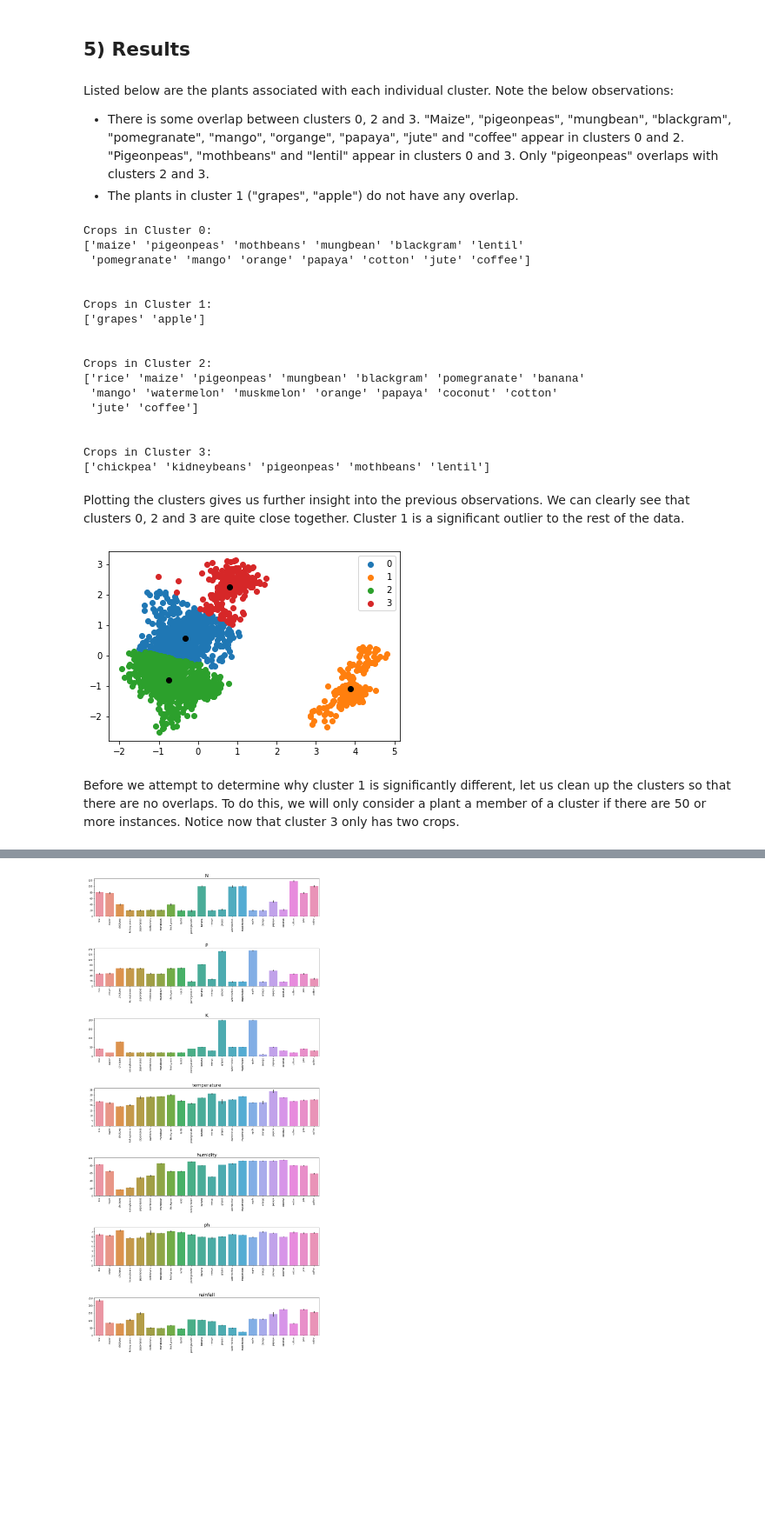
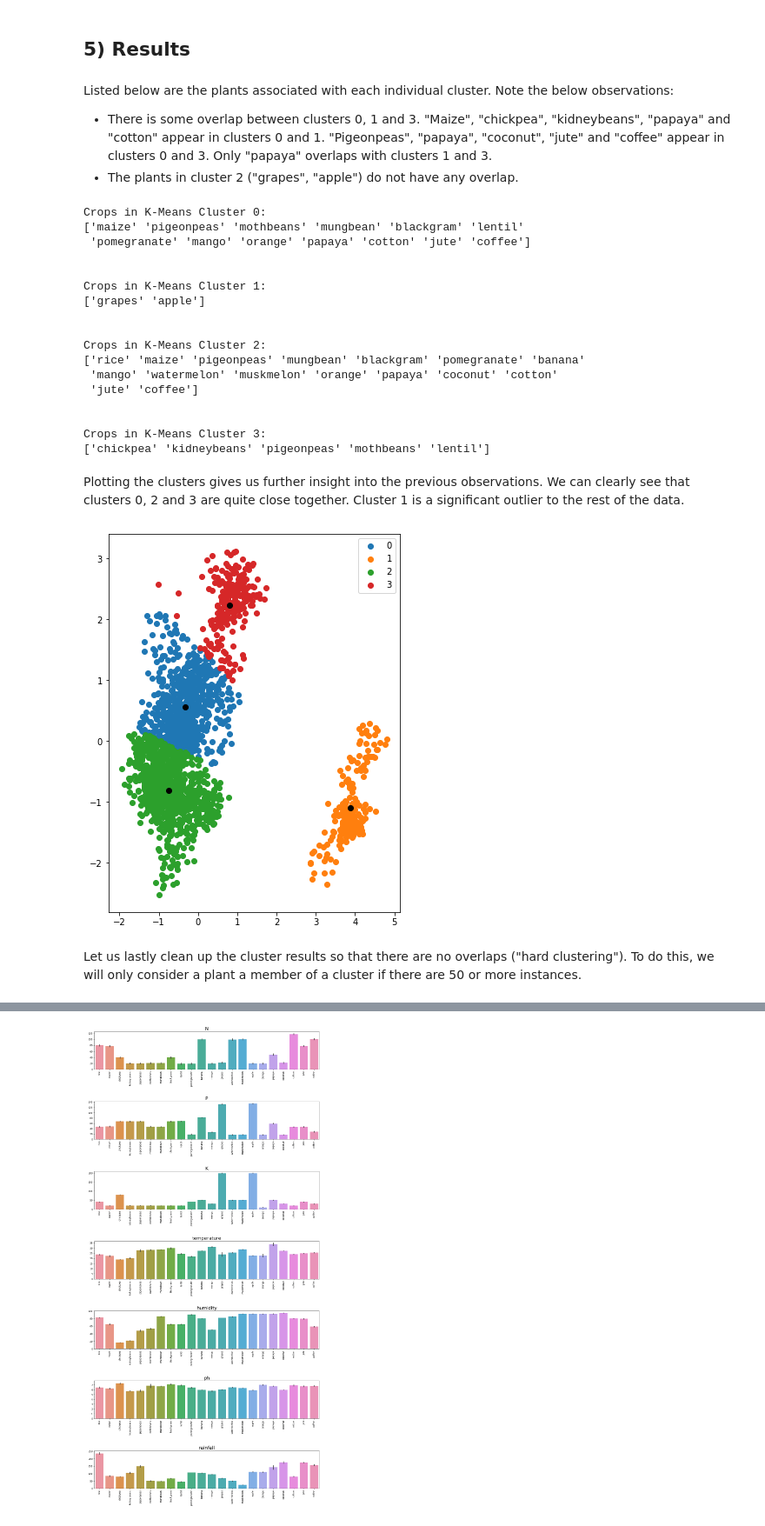
Before and after one commit to doctorterry/cu-dtsa5510-Final, a Jupyter notebook: Module_5.ipynb, the cells around one changed output, grey strips where cells are left out. Shown at 87% size. Cells and saved outputs as stored; diff of their text form; code cells hidden in the pictures; blank space fills up the shorter version.

Commit message:
Added comparison
Comparison between K-Means and Agglomerative clustering methods

```diff
--- a/Module_5.ipynb
+++ b/Module_5.ipynb
@@ -297,7 +301,10 @@ We will now implement the K-Means algorithm.  Since we determined from the Elbow
 # %%
 n_clusters = 4
 kmeans = KMeans(n_clusters= n_clusters, random_state = 42)
-y_hat = kmeans.fit_predict(pca)
+y_hat_means = kmeans.fit_predict(pca)
+
+# Uncomment to see results without using PCA and scaling
+#y_hat_means = kmeans.fit_predict(X)
 # %% [markdown]
 We will now examine the results of the K-Means clustering.  First, we create a dataframe from the original data that is just the original labels (ie plant names).
 # %%
@@ -360,48 +367,49 @@ z
 # %% [markdown]
 Listed below are the plants associated with each individual cluster.  Note the below observations:
 
-* There is some overlap between clusters 0, 2 and 3.  "Maize", "pigeonpeas", "mungbean", "blackgram", "pomegranate", "mango", "organge", "papaya", "jute" and "coffee" appear in clusters 0 and 2.  "Pigeonpeas", "mothbeans" and "lentil" appear in clusters 0 and 3.  Only "pigeonpeas" overlaps with clusters 2 and 3.
-* The plants in cluster 1 ("grapes", "apple") do not have any overlap.
+* There is some overlap between clusters 0, 1 and 3.  "Maize", "chickpea", "kidneybeans", "papaya" and "cotton" appear in clusters 0 and 1.  "Pigeonpeas", "papaya", "coconut", "jute" and "coffee" appear in clusters 0 and 3.  Only "papaya" overlaps with clusters 1 and 3.
+* The plants in cluster 2 ("grapes", "apple") do not have any overlap.
 # %%
 for i in range(n_clusters):
-    print(f"Crops in Cluster {i}:")
-    print(f"{z[z['cluster'] == i]['label'].unique()}")
+    print(f"Crops in K-Means Cluster {i}:")
+    print(f"{z_means[z_means['cluster'] == i]['label'].unique()}")
     print("\n")
 # %% [output]
-Crops in Cluster 0:
+Crops in K-Means Cluster 0:
 ['maize' 'pigeonpeas' 'mothbeans' 'mungbean' 'blackgram' 'lentil'
  'pomegranate' 'mango' 'orange' 'papaya' 'cotton' 'jute' 'coffee']
 
 
-Crops in Cluster 1:
+Crops in K-Means Cluster 1:
 ['grapes' 'apple']
 
 
-Crops in Cluster 2:
+Crops in K-Means Cluster 2:
 ['rice' 'maize' 'pigeonpeas' 'mungbean' 'blackgram' 'pomegranate' 'banana'
  'mango' 'watermelon' 'muskmelon' 'orange' 'papaya' 'coconut' 'cotton'
  'jute' 'coffee']
 
 
-Crops in Cluster 3:
+Crops in K-Means Cluster 3:
 ['chickpea' 'kidneybeans' 'pigeonpeas' 'mothbeans' 'lentil']
 # %% [markdown]
 Plotting the clusters gives us further insight into the previous observations.  We can clearly see that clusters 0, 2 and 3 are quite close together.  Cluster 1 is a significant outlier to the rest of the data.
 # %%
 # Getting unique labels
-u_labels = np.unique(y_hat)
+u_labels = np.unique(y_hat_means)
 centroids = kmeans.cluster_centers_
+plt.figure().set_figheight(8)
 
 # Plot the results
 for i in u_labels:
-    plt.scatter(x = pca[y_hat == i , 0] , y = pca[y_hat == i , 1] , label = i)
+    plt.scatter(x = pca[y_hat_means == i , 0] , y = pca[y_hat_means == i , 1] , label = i)
 for j in range(len(centroids)):
     plt.scatter(x = centroids[j, 0], y = centroids[j, 1], c = "black")
 plt.legend()
 plt.show()
 # %% [output]
-[figure, old version]
+[figure, new version]
 # %% [markdown]
-Before we attempt to determine why cluster 1 is significantly different, let us clean up the clusters so that there are no overlaps.  To do this, we will only consider a plant a member of a cluster if there are 50 or more instances.  Notice now that cluster 3 only has two crops.
+Let us lastly clean up the cluster results so that there are no overlaps ("hard clustering").  To do this, we will only consider a plant a member of a cluster if there are 50 or more instances.
 # %%
 for i in range(n_clusters):
```
Also changed, not shown: parts of 27 cells of this notebook.
